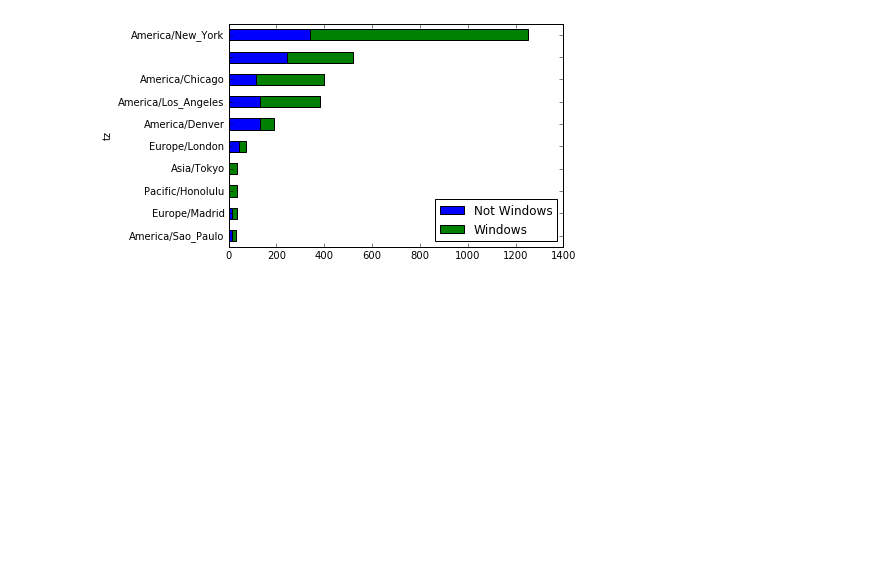
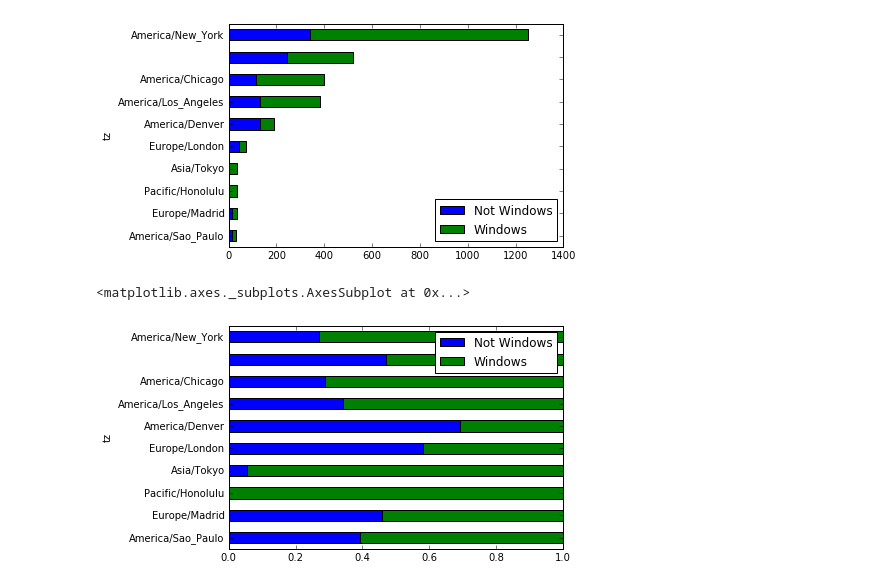
Before and after one commit to pramud/Learning-Data-Science, a Jupyter notebook: python/Python for Data Analysis- usagov_bitly_data.ipynb, the cells around one changed output. Saved outputs shown, nothing was run; the diff lists cells and outputs as text; code cells hidden in the pictures; blank space fills up the shorter version.

```diff
--- a/python/Python for Data Analysis- usagov_bitly_data.ipynb
+++ b/python/Python for Data Analysis- usagov_bitly_data.ipynb
@@ -311,5 +311,9 @@ count_subset.plot(kind='barh', stacked=True)
 # %%
 '''The plot doesn’t make it easy to see the relative percentage of Windows users in the smaller groups,
 but the rows can easily be normalized to sum to 1 then plotted again '''
 
 normed_subset = count_subset.div(count_subset.sum(1), axis=0)
+normed_subset.plot(kind='barh', stacked=True)
+# %% [output]
+<matplotlib.axes._subplots.AxesSubplot at 0x...>
+[figure, added]
```
Also changed, not shown: parts of 1 cell of this notebook, 4 other files.
